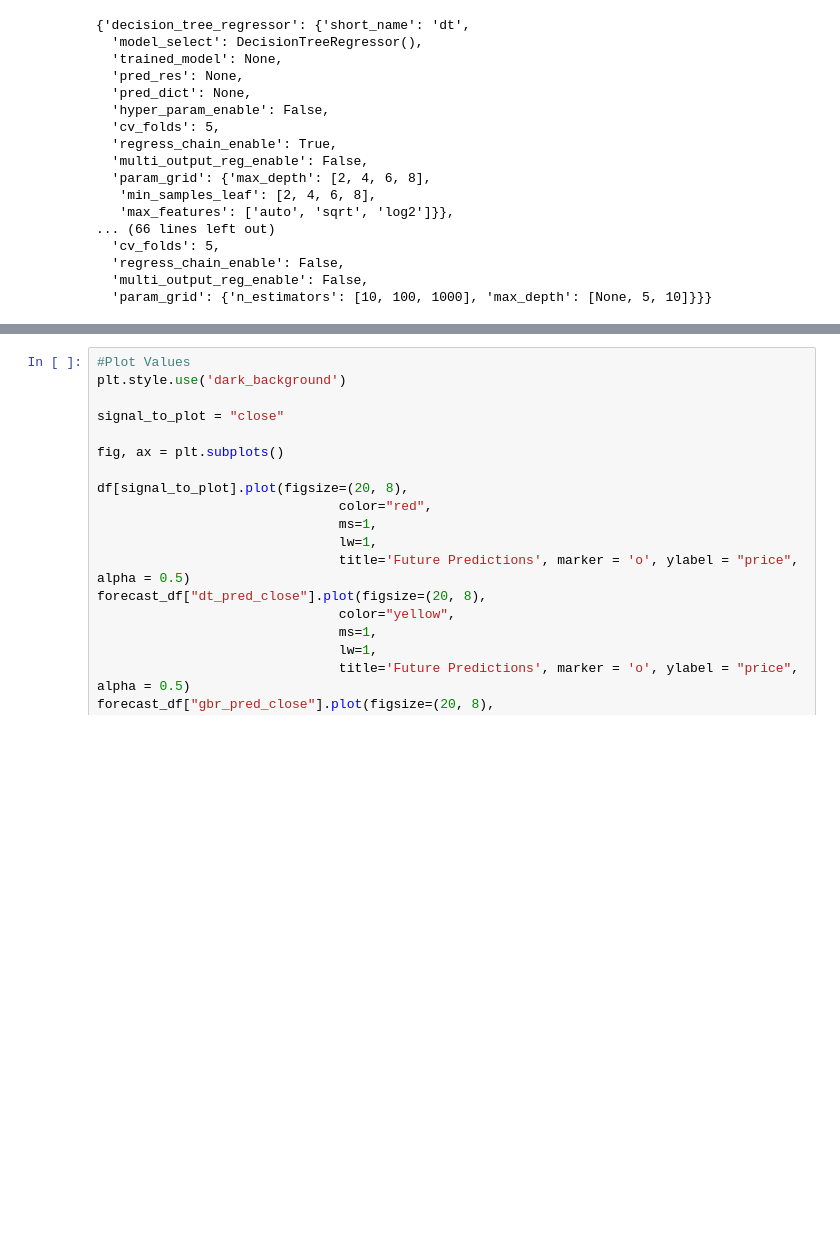
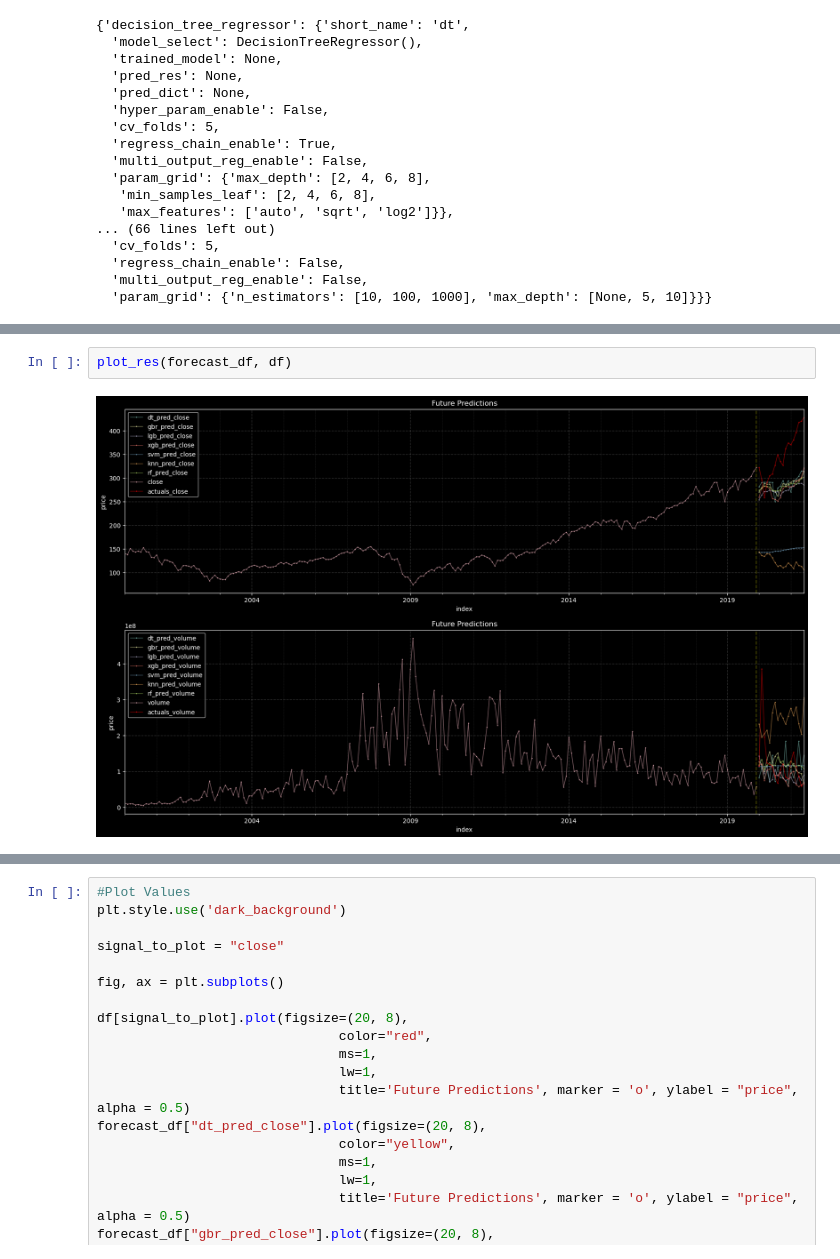
Before and after one commit to IllegalOpcode007/mlForecast, a Jupyter notebook: skLearnForecast.ipynb, the cells around one changed output, grey strips where cells are left out. Saved outputs shown, nothing was run; the diff lists cells and outputs as text; blank space fills up the shorter version.

```diff
--- a/skLearnForecast.ipynb
+++ b/skLearnForecast.ipynb
@@ -773,3 +759,7 @@ plot_res(forecast_df, df)
+# %%
+plot_res(forecast_df, df)
+# %% [output]
+[figure, added]
 # %%
 """
 Quick Bar Plot
```
Also changed, not shown: parts of 26 cells of this notebook.
